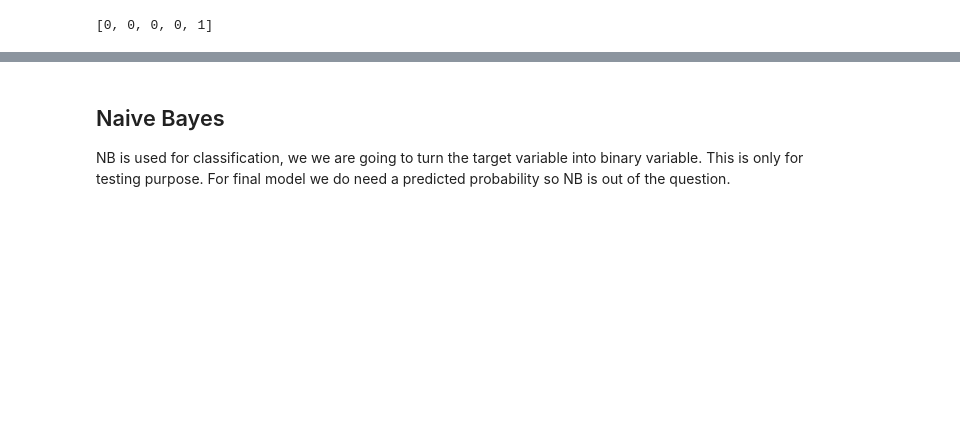
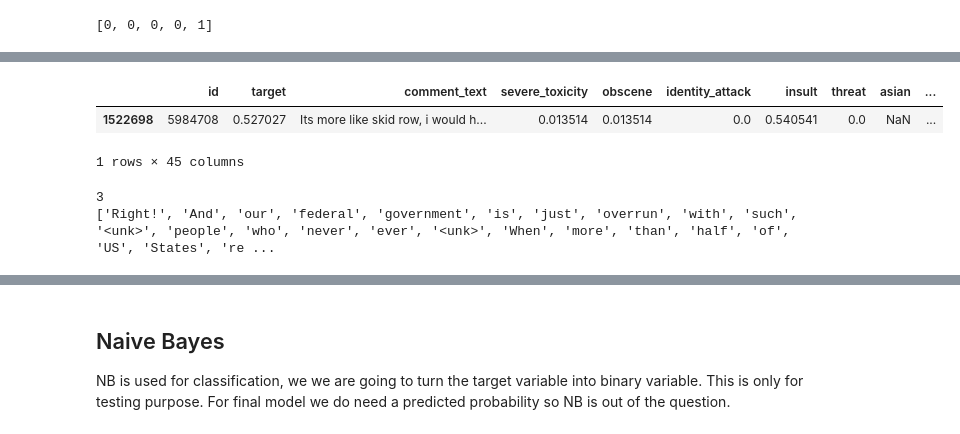
Before and after one commit to KathleenYWang/Language_Models_For_Toxicity_Classification, a Jupyter notebook: NaiveBayes.ipynb, the cells around one changed output, grey strips where cells are left out. Saved outputs shown, nothing was run; the diff lists cells and outputs as text; code cells hidden in the pictures; blank space fills up the shorter version.

```diff
--- a/NaiveBayes.ipynb
+++ b/NaiveBayes.ipynb
@@ -157,0 +219,15 @@ train_y  = y_train[split_idx:]
+# %%
+train[train['comment_text'].str.contains("i would hate to be a")]
+# %% [output]
+|  | id | target | comment_text | severe_toxicity | obscene | identity_attack | insult | threat | asian | ... |
+| 1522698 | 5984708 | 0.527027 | Its more like skid row, i would h... | 0.013514 | 0.013514 | 0.0 | 0.540541 | 0.0 | NaN | ... |
+1 rows × 45 columns
+# %%
+for ind, y in enumerate(val_y):
+    if y == 1:
+        print(ind)
+        print(vocab.ids_to_words(val_x[ind]))
+        break
+# %% [output]
+3
+['Right!', 'And', 'our', 'federal', 'government', 'is', 'just', 'overrun', 'with', 'such', '<unk>', 'people', 'who', 'never', 'ever', '<unk>', 'When', 'more', 'than', 'half', 'of', 'US', 'States', 're ...
```
Also changed, not shown: parts of 21 cells of this notebook.
